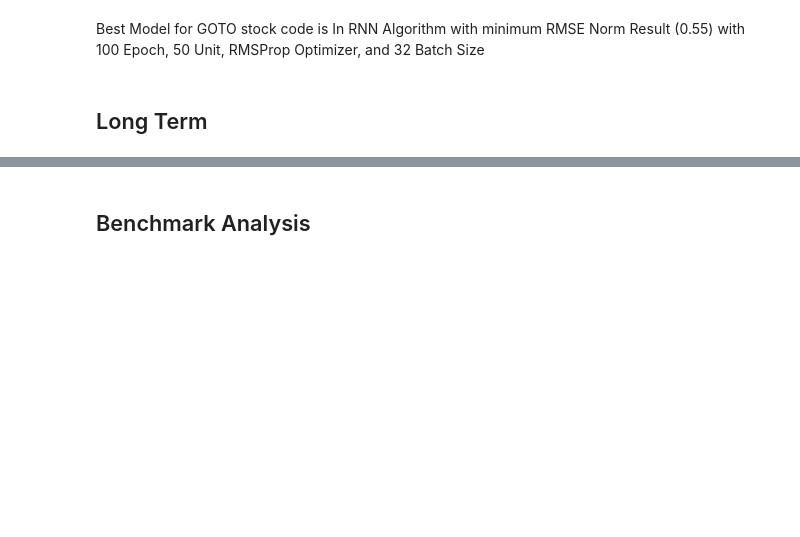
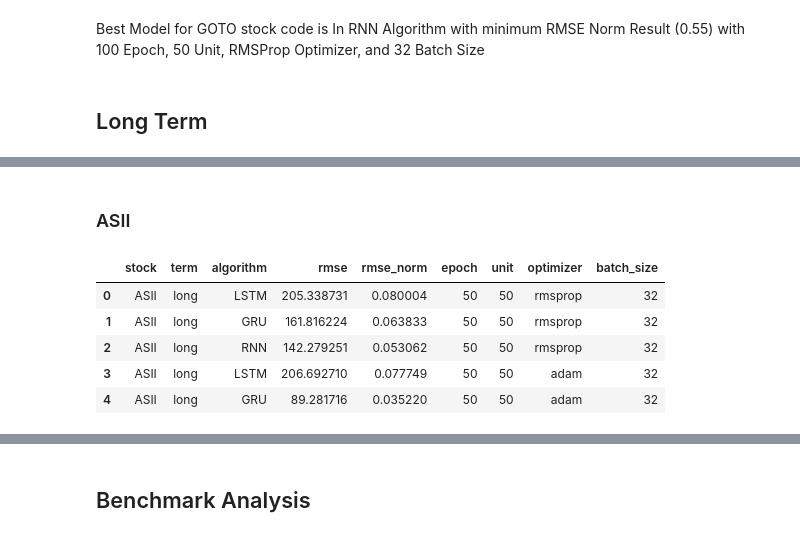
Before and after one commit to melikacandra/lstm_gru_rnn_price_predict, a Jupyter notebook: code_main/model_selector.ipynb, the cells around one changed output, grey strips where cells are left out. Saved outputs shown, nothing was run; the diff lists cells and outputs as text; code cells hidden in the pictures; blank space fills up the shorter version.

```diff
--- a/code_main/model_selector.ipynb
+++ b/code_main/model_selector.ipynb
@@ -266,0 +289,12 @@ Best Model for GOTO stock code is In RNN Algorithm with minimum RMSE Norm Result
+# %% [markdown]
+### ASII
+# %%
+data_asii = df_long_res[df_long_res["stock"] == "ASII"]
+data_asii.head()
+# %% [output]
+|  | stock | term | algorithm | rmse | rmse_norm | epoch | unit | optimizer | batch_size |
+| 0 | ASII | long | LSTM | 205.338731 | 0.080004 | 50 | 50 | rmsprop | 32 |
+| 1 | ASII | long | GRU | 161.816224 | 0.063833 | 50 | 50 | rmsprop | 32 |
+| 2 | ASII | long | RNN | 142.279251 | 0.053062 | 50 | 50 | rmsprop | 32 |
+| 3 | ASII | long | LSTM | 206.692710 | 0.077749 | 50 | 50 | adam | 32 |
+| 4 | ASII | long | GRU | 89.281716 | 0.035220 | 50 | 50 | adam | 32 |
```
Also changed, not shown: parts of 17 cells of this notebook, 8 other files.
